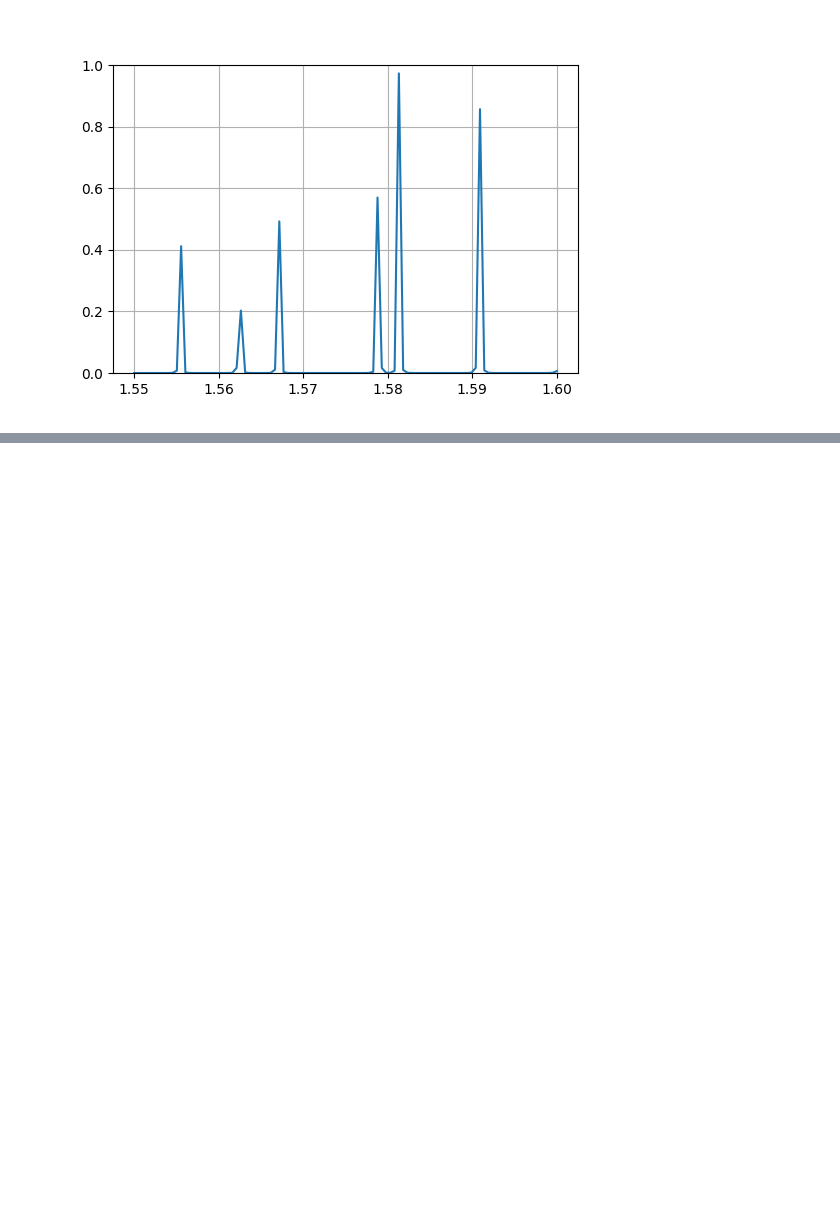
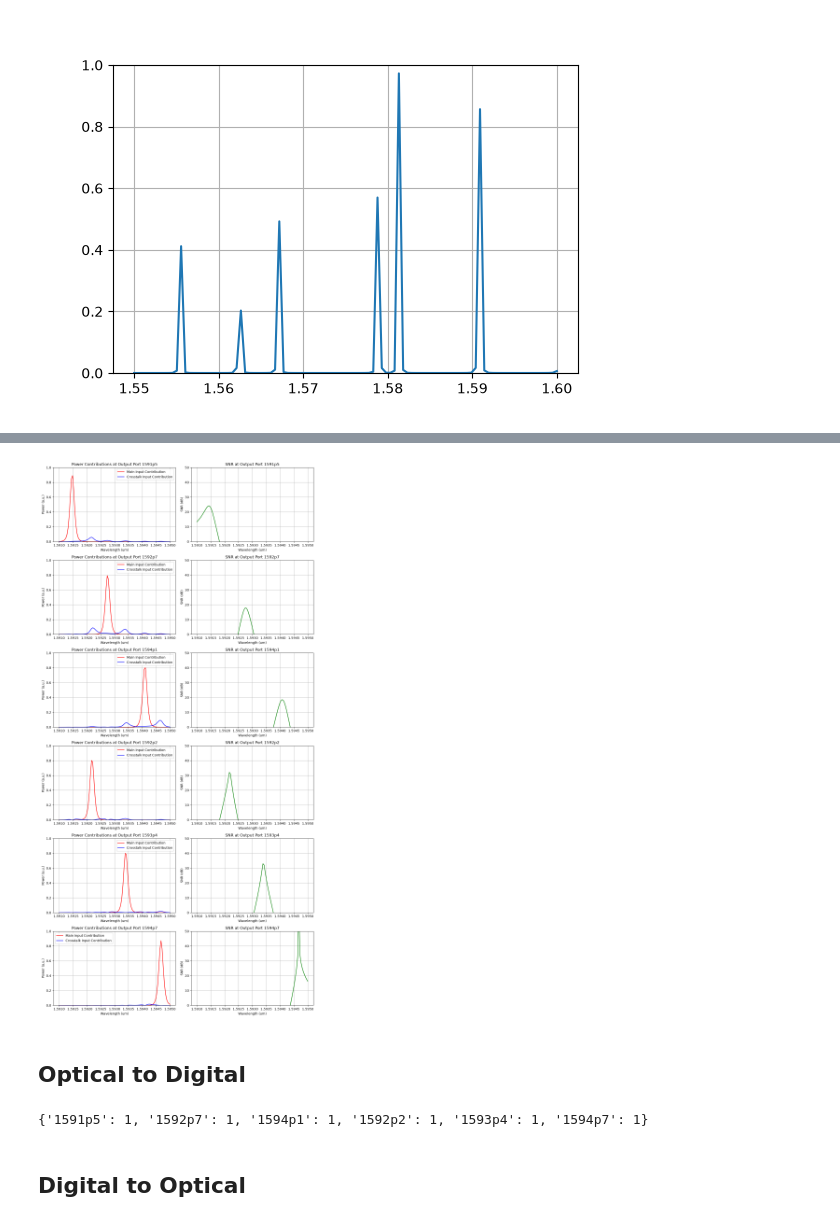
Before and after one commit to JJOL/PD-PiC-Design, a Jupyter notebook: notebooks/circuits/wdm.ipynb, the cells around one changed output, grey strips where cells are left out. Drawn from its saved outputs; the diff is of its cells as text; code cells hidden in the pictures; blank space fills up the shorter version.

```diff
--- a/notebooks/circuits/wdm.ipynb
+++ b/notebooks/circuits/wdm.ipynb
@@ -332,0 +532,40 @@ FloatSlider(value=8.0, description='r2 (um):', max=8.5, min=7.5, step=0.05)
+# %%
+input_ports, output_ports = input_output_ports(wavelengths)
+S = circuit(wl=wls, **params)
+plot_power_contributions_and_snr(S, wavelengths, input_ports, output_ports)
+# %% [output]
+[figure, added]
+# %% [markdown]
+## Optical to Digital
+# %%
+def compute_digital_outputs(S, wavelengths):
+    _, output_ports = input_output_ports(wavelengths)
+    digital_outputs = {}
+    for i, wl_spec in enumerate(wavelengths):
+        main_input_contribution, crosstalk_input_contribution, SNR = compute_power_contributions(S, wl_spec, input_ports, output_ports)
+        total_power = main_input_contribution + crosstalk_input_contribution
+
+        # say I apply 1pJ of uniform energy to each input port, then the output has a total power per wavelength as sum from input contributions
+        # say I have a detector at output port that triggers IF the sum of total power accross all wavelengths is above a threshold, then if it happens I have a digital 1, else 0
+        # say my dectector characteristics are
+        # rx_dBm = -20 # is approx 10 uW
+        # rx_power = (10 ** (rx_dBm / 10)) / 1000 # in W
+
+        # # So we want to send each port equally
+        # integrate total_power to get a total_energy value
+        # does a simple SUM over all wavelengths work?
+        # answer: yes, because the total power is already a sum of contributions from all input ports, so summing over wavelengths gives the total energy received at the output port.
+        total_energy = jnp.sum(total_power) * (wls[1] - wls[0]) # in a.u. units, but proportional to energy
+        # print(f"Output Port {wl_sp
+        # ec['wl_label']}: Total Energy = {total_energy:.6f}, SNR = {jnp.mean(SNR):.2f} dB")
+
+        # 0.0002 Joules is 200uJ, which is a lot of energy for a photonic circuit. So we can say that if total_energy > 0.0002, then the detector triggers a digital 1, else 0.
+        digital_outputs[wl_spec['wl_label']] = 1 if total_energy > 0.0001 else 0
+        # print(f"Output Port {wl_spec['wl_label']}: Digital Output = {digital_outputs[wl_spec['wl_label']]}")
+    return digital_outputs
+
+compute_digital_outputs(S, wavelengths)
+# %% [output]
+{'1591p5': 1, '1592p7': 1, '1594p1': 1, '1592p2': 1, '1593p4': 1, '1594p7': 1}
+# %% [markdown]
+## Digital to Optical
```
Also changed, not shown: parts of 22 cells of this notebook, 3 other files.
